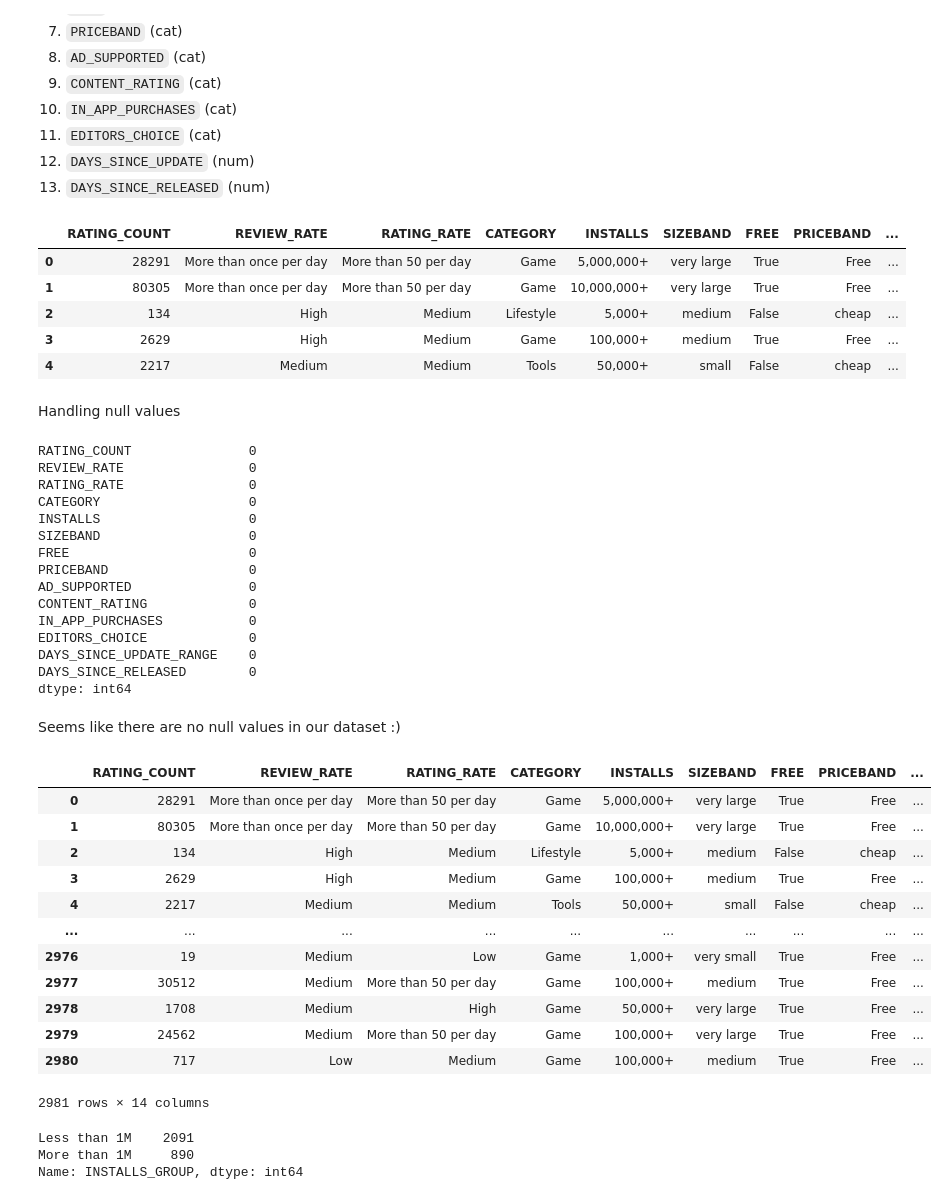
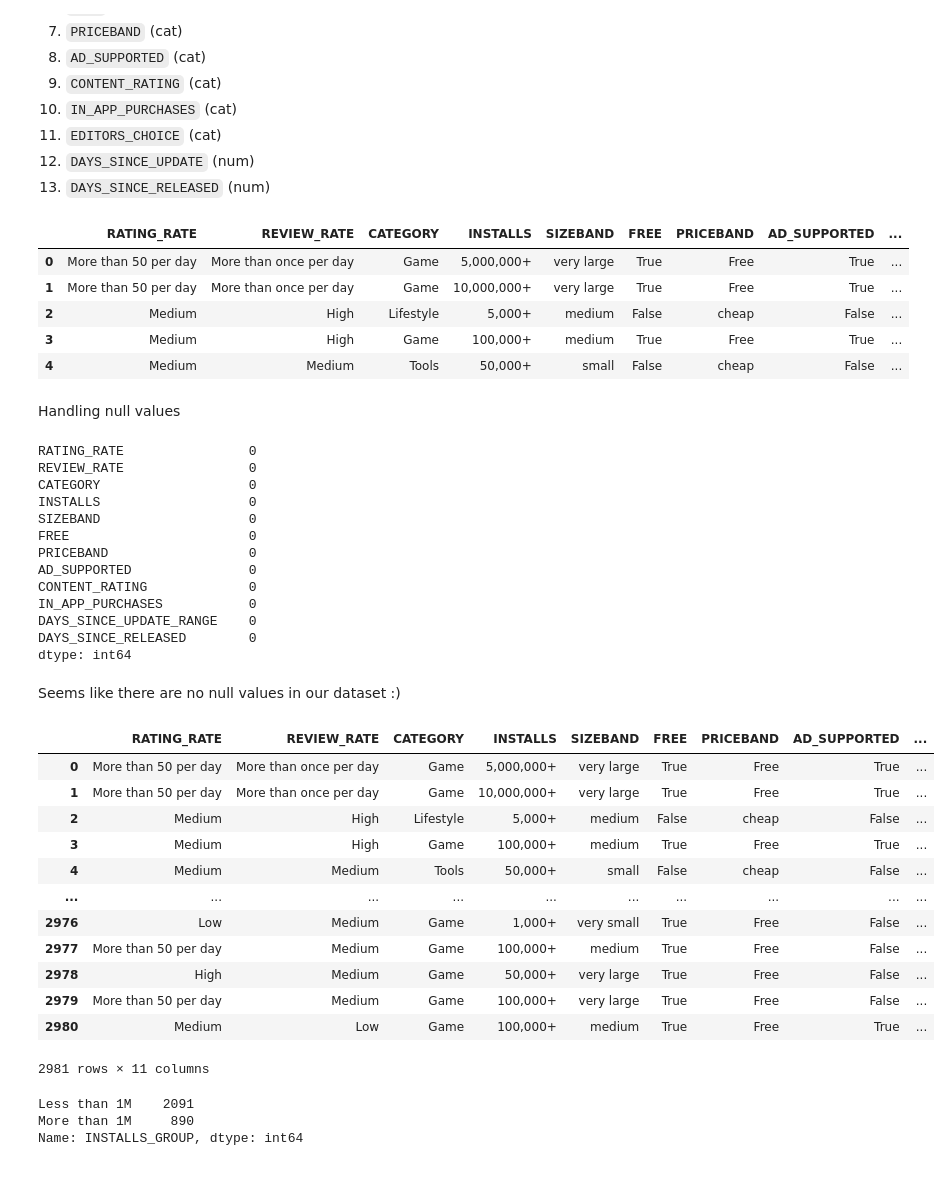
Before and after one commit to limivann/app-performance-predictor, a Jupyter notebook: model_building.ipynb, the cells around one changed output. Drawn from its saved outputs; the diff is of its cells as text; code cells hidden in the pictures.

Commit message:
update model building

```diff
--- a/model_building.ipynb
+++ b/model_building.ipynb
@@ -45,25 +45,24 @@ First we identify the which features are usable in the dataset:
 12. `DAYS_SINCE_UPDATE` (num)
 13. `DAYS_SINCE_RELEASED` (num)
 # %%
-feature_list = ["RATING_COUNT", "RATING_RATE", "REVIEW_RATE", "CATEGORY", "INSTALLS", "SIZEBAND", "FREE", "PRICEBAND", "AD_SUPPORTED",
-                "CONTENT_RATING", "IN_APP_PURCHASES", "EDITORS_CHOICE", "DAYS_SINCE_UPDATE_RANGE", "DAYS_SINCE_RELEASED"]
+feature_list = ["RATING_RATE", "REVIEW_RATE", "CATEGORY", "INSTALLS", "SIZEBAND", "FREE", "PRICEBAND", "AD_SUPPORTED",
+                "CONTENT_RATING", "IN_APP_PURCHASES", "DAYS_SINCE_UPDATE_RANGE", "DAYS_SINCE_RELEASED"]
 model_df = df[feature_list].copy()
 model_df.head()
 # %% [output]
-|  | RATING_COUNT | REVIEW_RATE | RATING_RATE | CATEGORY | INSTALLS | SIZEBAND | FREE | PRICEBAND | ... |
-| 0 | 28291 | More than once per day | More than 50 per day | Game | 5,000,000+ | very large | True | Free | ... |
-| 1 | 80305 | More than once per day | More than 50 per day | Game | 10,000,000+ | very large | True | Free | ... |
-| 2 | 134 | High | Medium | Lifestyle | 5,000+ | medium | False | cheap | ... |
-| 3 | 2629 | High | Medium | Game | 100,000+ | medium | True | Free | ... |
-| 4 | 2217 | Medium | Medium | Tools | 50,000+ | small | False | cheap | ... |
+|  | RATING_RATE | REVIEW_RATE | CATEGORY | INSTALLS | SIZEBAND | FREE | PRICEBAND | AD_SUPPORTED | ... |
+| 0 | More than 50 per day | More than once per day | Game | 5,000,000+ | very large | True | Free | True | ... |
+| 1 | More than 50 per day | More than once per day | Game | 10,000,000+ | very large | True | Free | True | ... |
+| 2 | Medium | High | Lifestyle | 5,000+ | medium | False | cheap | False | ... |
+| 3 | Medium | High | Game | 100,000+ | medium | True | Free | True | ... |
+| 4 | Medium | Medium | Tools | 50,000+ | small | False | cheap | False | ... |
 # %% [markdown]
 Handling null values
 # %%
 model_df.isna().sum()
 # %% [output]
-RATING_COUNT               0
+RATING_RATE                0
 REVIEW_RATE                0
-RATING_RATE                0
 CATEGORY                   0
 INSTALLS                   0
 SIZEBAND                   0
@@ -72,7 +71,6 @@ PRICEBAND                  0
 AD_SUPPORTED               0
 CONTENT_RATING             0
 IN_APP_PURCHASES           0
-EDITORS_CHOICE             0
 DAYS_SINCE_UPDATE_RANGE    0
 DAYS_SINCE_RELEASED        0
 dtype: int64
@@ -81,21 +79,22 @@ Seems like there are no null values in our dataset :)
 # %%
 model_df = model_df.loc[model_df["DAYS_SINCE_RELEASED"] <= 365, :]
 model_df.reset_index(inplace= True, drop=True)
+model_df.drop(["DAYS_SINCE_RELEASED"], inplace=True, axis=1)
 model_df
 # %% [output]
-|  | RATING_COUNT | REVIEW_RATE | RATING_RATE | CATEGORY | INSTALLS | SIZEBAND | FREE | PRICEBAND | ... |
-| 0 | 28291 | More than once per day | More than 50 per day | Game | 5,000,000+ | very large | True | Free | ... |
-| 1 | 80305 | More than once per day | More than 50 per day | Game | 10,000,000+ | very large | True | Free | ... |
-| 2 | 134 | High | Medium | Lifestyle | 5,000+ | medium | False | cheap | ... |
-| 3 | 2629 | High | Medium | Game | 100,000+ | medium | True | Free | ... |
-| 4 | 2217 | Medium | Medium | Tools | 50,000+ | small | False | cheap | ... |
+|  | RATING_RATE | REVIEW_RATE | CATEGORY | INSTALLS | SIZEBAND | FREE | PRICEBAND | AD_SUPPORTED | ... |
+| 0 | More than 50 per day | More than once per day | Game | 5,000,000+ | very large | True | Free | True | ... |
+| 1 | More than 50 per day | More than once per day | Game | 10,000,000+ | very large | True | Free | True | ... |
+| 2 | Medium | High | Lifestyle | 5,000+ | medium | False | cheap | False | ... |
+| 3 | Medium | High | Game | 100,000+ | medium | True | Free | True | ... |
+| 4 | Medium | Medium | Tools | 50,000+ | small | False | cheap | False | ... |
 | ... | ... | ... | ... | ... | ... | ... | ... | ... | ... |
-| 2976 | 19 | Medium | Low | Game | 1,000+ | very small | True | Free | ... |
-| 2977 | 30512 | Medium | More than 50 per day | Game | 100,000+ | medium | True | Free | ... |
-| 2978 | 1708 | Medium | High | Game | 50,000+ | very large | True | Free | ... |
-| 2979 | 24562 | Medium | More than 50 per day | Game | 100,000+ | very large | True | Free | ... |
-| 2980 | 717 | Low | Medium | Game | 100,000+ | medium | True | Free | ... |
+| 2976 | Low | Medium | Game | 1,000+ | very small | True | Free | False | ... |
+| 2977 | More than 50 per day | Medium | Game | 100,000+ | medium | True | Free | False | ... |
+| 2978 | High | Medium | Game | 50,000+ | very large | True | Free | False | ... |
+| 2979 | More than 50 per day | Medium | Game | 100,000+ | very large | True | Free | False | ... |
+| 2980 | Medium | Low | Game | 100,000+ | medium | True | Free | True | ... |
-2981 rows × 14 columns
+2981 rows × 11 columns
 # %%
 model_df['INSTALLS_GROUP'] = 'More than 1M'
 model_df.loc[(model_df['INSTALLS'] == '1+') | (model_df['INSTALLS'] == '10+') | (model_df['INSTALLS'] == '50+') |
```
Also changed, not shown: parts of 15 cells of this notebook, 3 other files.
